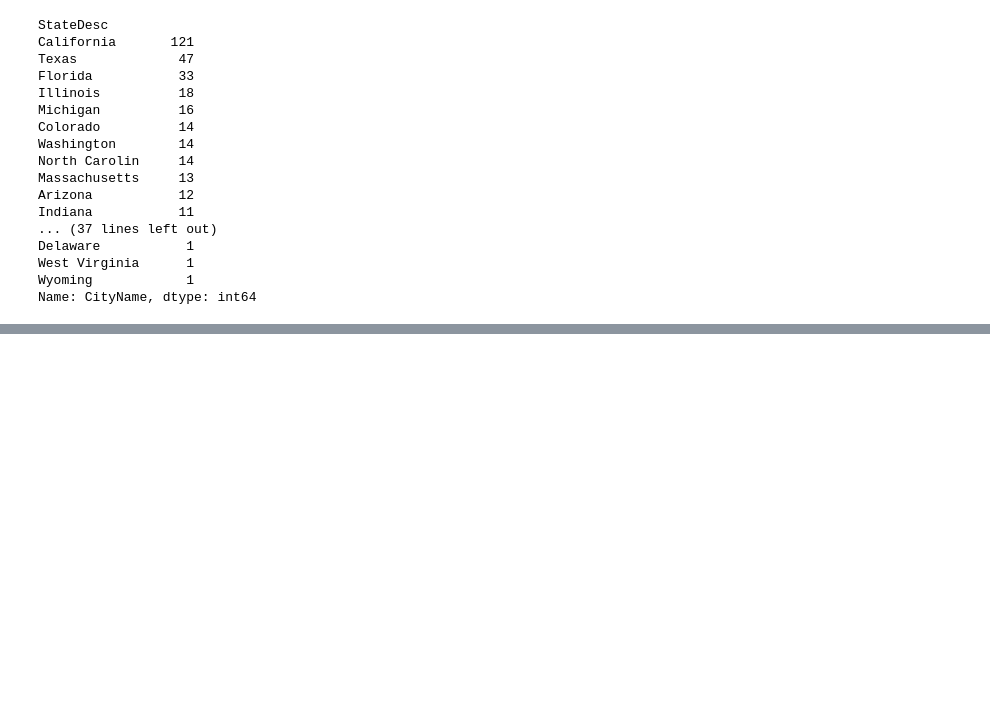
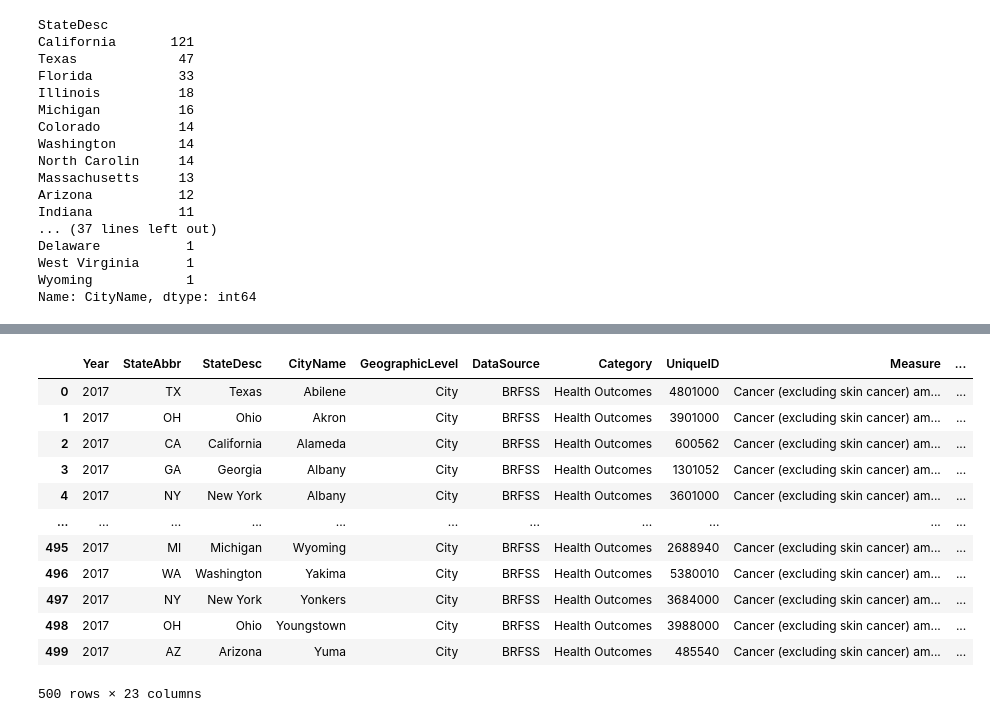
Before and after one commit to paulettepetracco/air-pollution-project-nw, a Jupyter notebook: notebooks/500-Cities.ipynb, the cells around one changed output, grey strips where cells are left out. Cells and saved outputs as stored; diff of their text form; code cells hidden in the pictures; blank space fills up the shorter version.

```diff
--- a/notebooks/500-Cities.ipynb
+++ b/notebooks/500-Cities.ipynb
@@ -131,0 +243,20 @@ california_cities
+# %%
+# create a dataframe for cancer data eliminating the index
+cancer_df = clean_city_health.loc[clean_city_health['MeasureId'] == 'CANCER']
+cancer_df.reset_index(drop=True, inplace=True)
+
+cancer_df
+# %% [output]
+|  | Year | StateAbbr | StateDesc | CityName | GeographicLevel | DataSource | Category | UniqueID | Measure | ... |
+| 0 | 2017 | TX | Texas | Abilene | City | BRFSS | Health Outcomes | 4801000 | Cancer (excluding skin cancer) am... | ... |
+| 1 | 2017 | OH | Ohio | Akron | City | BRFSS | Health Outcomes | 3901000 | Cancer (excluding skin cancer) am... | ... |
+| 2 | 2017 | CA | California | Alameda | City | BRFSS | Health Outcomes | 600562 | Cancer (excluding skin cancer) am... | ... |
+| 3 | 2017 | GA | Georgia | Albany | City | BRFSS | Health Outcomes | 1301052 | Cancer (excluding skin cancer) am... | ... |
+| 4 | 2017 | NY | New York | Albany | City | BRFSS | Health Outcomes | 3601000 | Cancer (excluding skin cancer) am... | ... |
+| ... | ... | ... | ... | ... | ... | ... | ... | ... | ... | ... |
+| 495 | 2017 | MI | Michigan | Wyoming | City | BRFSS | Health Outcomes | 2688940 | Cancer (excluding skin cancer) am... | ... |
+| 496 | 2017 | WA | Washington | Yakima | City | BRFSS | Health Outcomes | 5380010 | Cancer (excluding skin cancer) am... | ... |
+| 497 | 2017 | NY | New York | Yonkers | City | BRFSS | Health Outcomes | 3684000 | Cancer (excluding skin cancer) am... | ... |
+| 498 | 2017 | OH | Ohio | Youngstown | City | BRFSS | Health Outcomes | 3988000 | Cancer (excluding skin cancer) am... | ... |
+| 499 | 2017 | AZ | Arizona | Yuma | City | BRFSS | Health Outcomes | 485540 | Cancer (excluding skin cancer) am... | ... |
+500 rows × 23 columns
```
Also changed, not shown: parts of 24 cells of this notebook, 4 other files.
